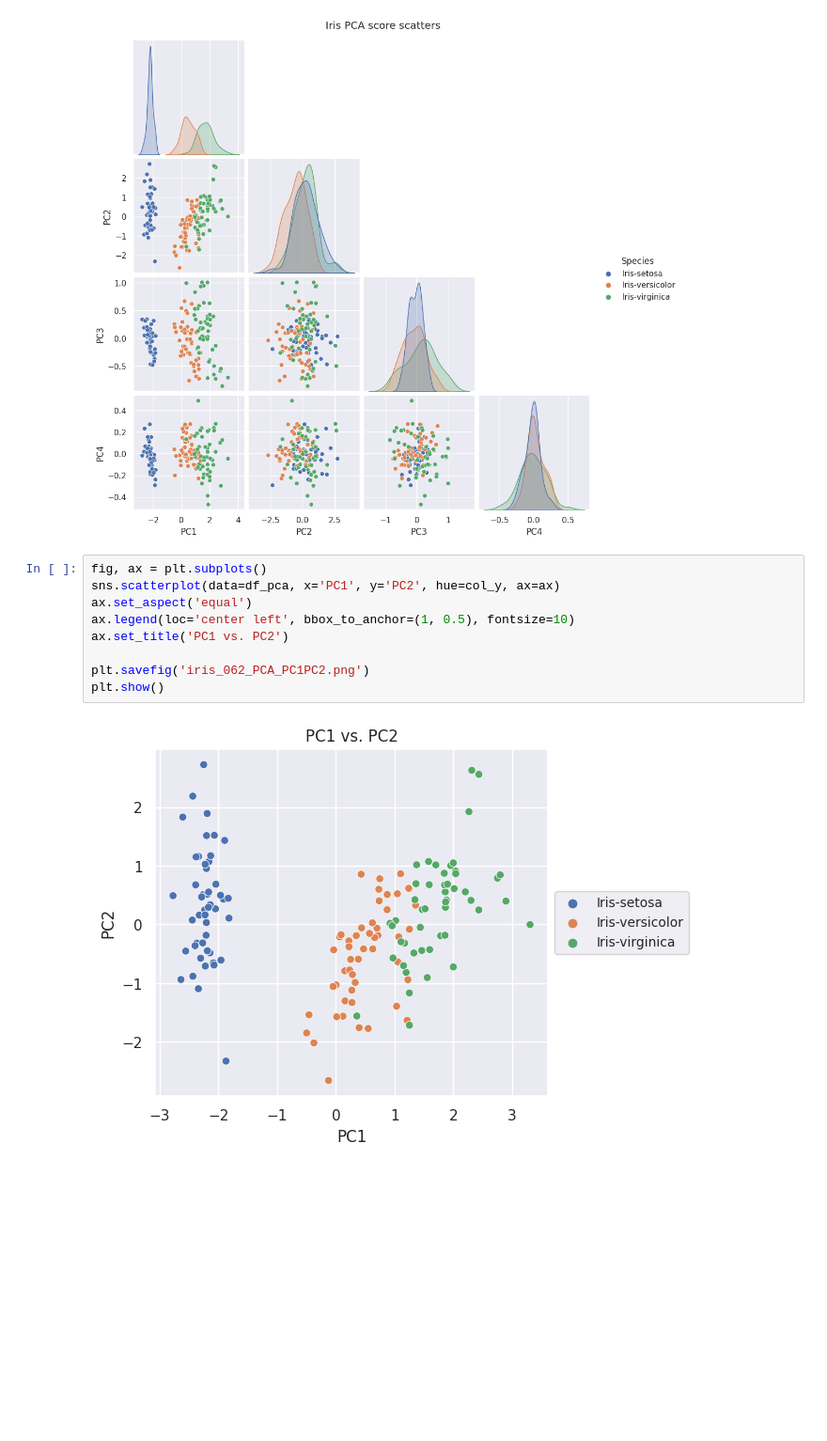
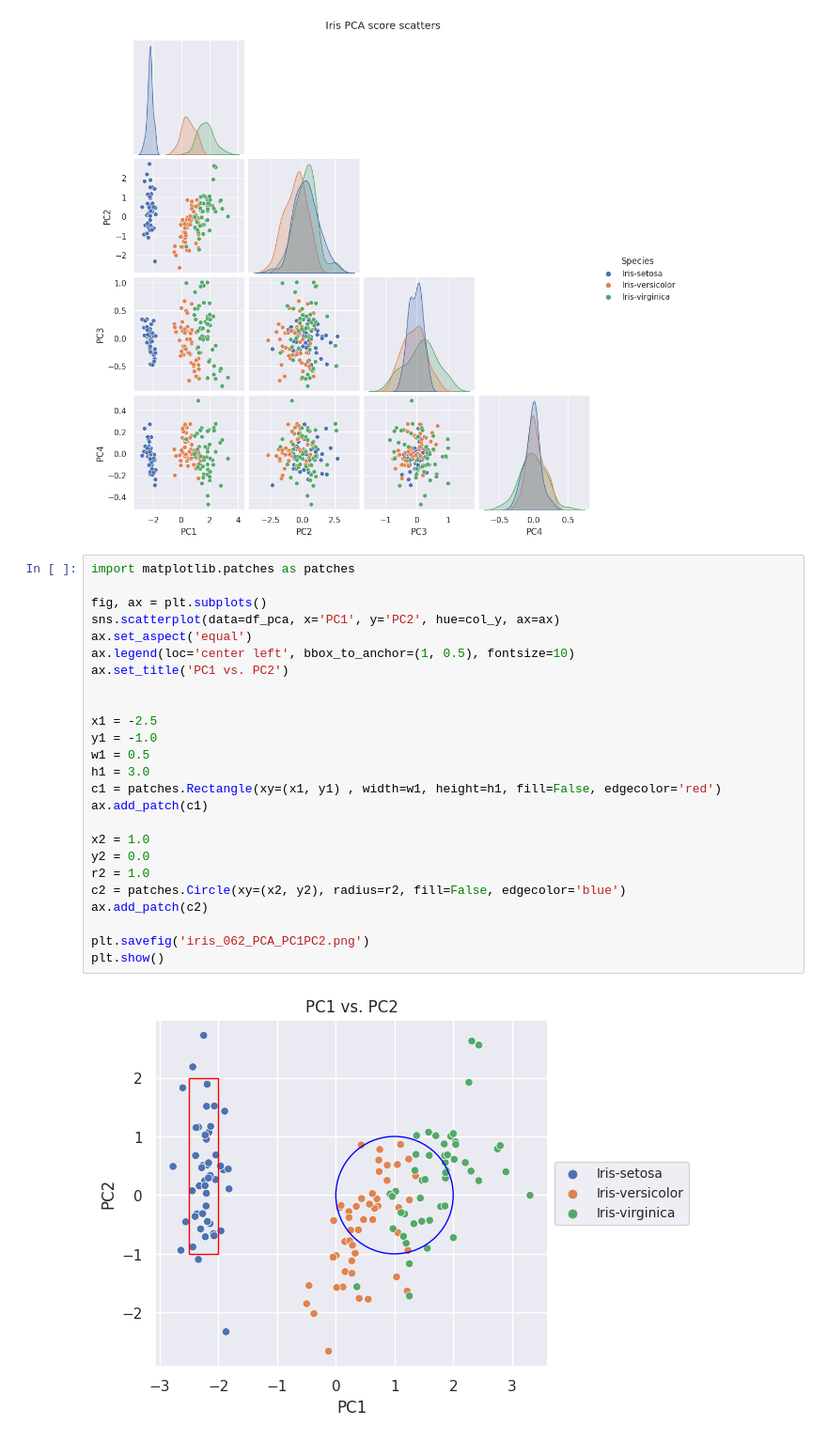
Before and after one commit to bitwalk123/MyNotebook, a Jupyter notebook: iris_PCA_py_06_SHAP.ipynb, the cells around one changed output. Shown: that part at 94% size. Drawn from its saved outputs; the diff is of its cells as text; blank space fills up the shorter version.

```diff
--- a/iris_PCA_py_06_SHAP.ipynb
+++ b/iris_PCA_py_06_SHAP.ipynb
@@ -60,13 +60,29 @@ plt.show()
 # %% [output]
 [figure]
 # %%
+import matplotlib.patches as patches
+
 fig, ax = plt.subplots()
 sns.scatterplot(data=df_pca, x='PC1', y='PC2', hue=col_y, ax=ax)
 ax.set_aspect('equal')
 ax.legend(loc='center left', bbox_to_anchor=(1, 0.5), fontsize=10)
 ax.set_title('PC1 vs. PC2')
 
+
+x1 = -2.5
+y1 = -1.0
+w1 = 0.5
+h1 = 3.0
+c1 = patches.Rectangle(xy=(x1, y1) , width=w1, height=h1, fill=False, edgecolor='red')
+ax.add_patch(c1)
+
+x2 = 1.0
+y2 = 0.0
+r2 = 1.0
+c2 = patches.Circle(xy=(x2, y2), radius=r2, fill=False, edgecolor='blue')
+ax.add_patch(c2)
+
 plt.savefig('iris_062_PCA_PC1PC2.png')
 plt.show()
 # %% [output]
-[figure, old version]
+[figure, new version]
```
Also changed, not shown: 1 other file.
